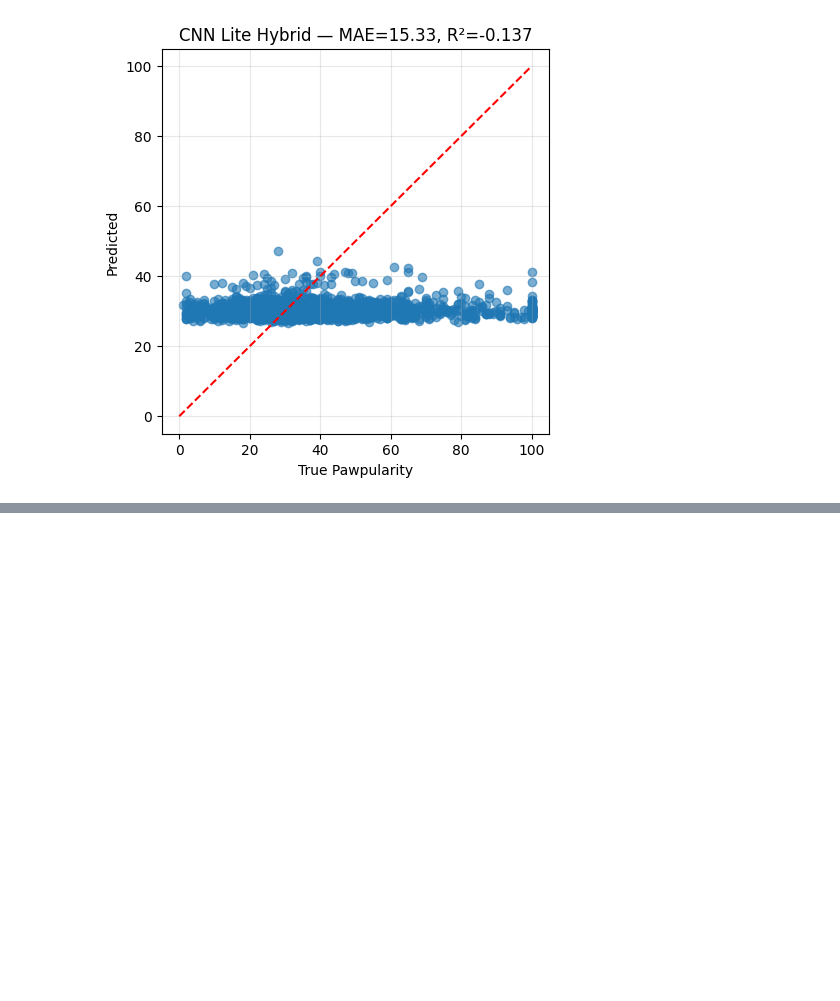
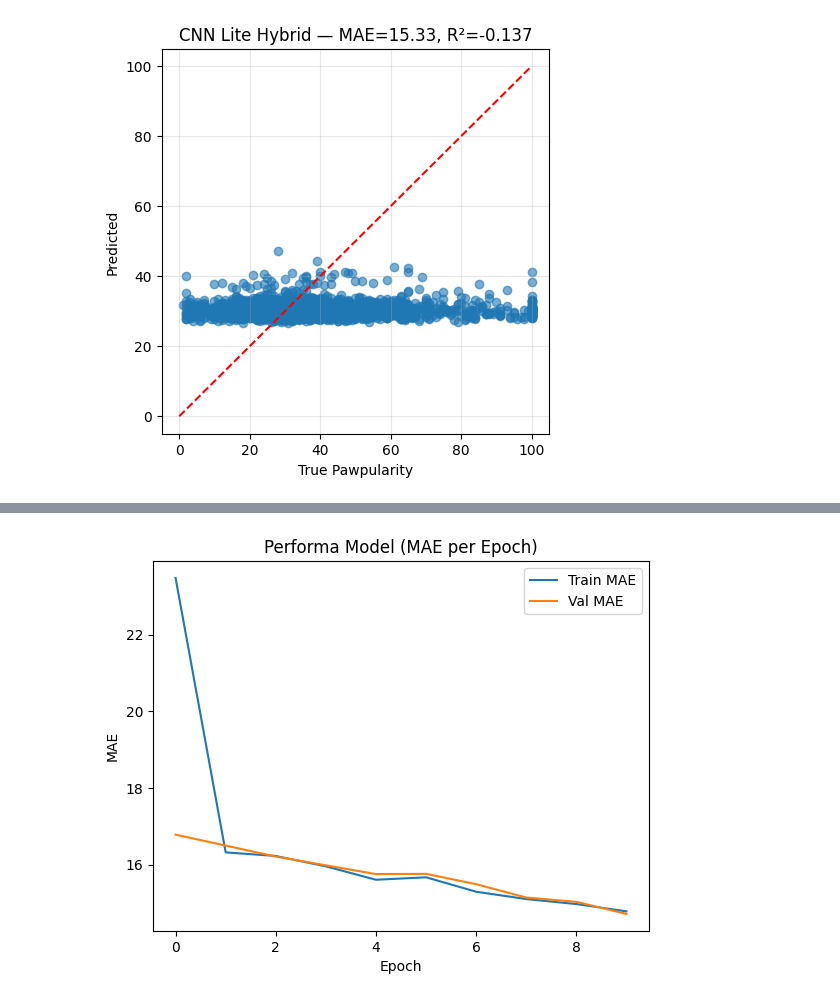
Before and after one commit to Oka05286/2025_CV_TI2C, a Jupyter notebook: Praktikum_03.ipynb, the cells around one changed output, grey strips where cells are left out. Cells and saved outputs as stored; diff of their text form; code cells hidden in the pictures; blank space fills up the shorter version.

```diff
--- a/Praktikum_03.ipynb
+++ b/Praktikum_03.ipynb
@@ -1399,0 +1403,91 @@ R²  = -0.137
+# %%
+# ============================================================
+# 🧠 Training Model Ringan UTKFace (subset 3000 sampel)
+# ============================================================
+import os
+import numpy as np
+import cv2
+from tensorflow.keras.utils import to_categorical
+from tensorflow.keras.models import Sequential
+from tensorflow.keras.layers import Conv2D, MaxPooling2D, Flatten, Dense, Dropout
+from tensorflow.keras.optimizers import Adam
+from sklearn.model_selection import train_test_split
+import matplotlib.pyplot as plt
+
+# --- 1️⃣ Path dataset
+DATA_DIR = "/content/utk/UTKFace"
+if not os.path.exists(DATA_DIR):
+    raise FileNotFoundError("❌ Folder UTKFace tidak ditemukan. Pastikan dataset berada di /content/utk/UTKFace")
+
+# --- 2️⃣ Ambil nama file gambar
+image_files = [f for f in os.listdir(DATA_DIR) if f.endswith(".jpg")]
+print(f"📁 Jumlah total gambar: {len(image_files)}")
+
+# --- 3️⃣ Gunakan subset 3000 gambar pertama
+image_files = image_files[:3000]
+
+# --- 4️⃣ Fungsi ekstrak usia dari nama file
+def extract_age(filename):
+    try:
+        return int(filename.split("_")[0])
+    except:
+        return None
+
+# --- 5️⃣ Load data gambar dan label usia
+X, y = [], []
+for file in image_files:
+    age = extract_age(file)
+    if age is None or age > 100:  # skip data tidak valid
+        continue
+    img_path = os.path.join(DATA_DIR, file)
+    img = cv2.imread(img_path)
+    img = cv2.resize(img, (64, 64))  # resolusi kecil agar cepat
+    X.append(img)
+    y.append(age)
+
+X = np.array(X, dtype="float32") / 255.0
+y = np.array(y, dtype="float32")
+print(f"✅ Data siap: {X.shape}, label: {y.shape}")
+
+# --- 6️⃣ Bagi data train/test
+X_train, X_test, y_train, y_test = train_test_split(X, y, test_size=0.2, random_state=42)
+
+# --- 7️⃣ Bangun model CNN sederhana
+model = Sequential([
+    Conv2D(32, (3,3), activation='relu', input_shape=(64,64,3)),
+    MaxPooling2D(2,2),
+    Conv2D(64, (3,3), activation='relu'),
+    MaxPooling2D(2,2),
+    Conv2D(128, (3,3), activation='relu'),
+    MaxPooling2D(2,2),
+    Flatten(),
+    Dense(128, activation='relu'),
+    Dropout(0.3),
+    Dense(1, activation='linear')  # output umur
+])
+
+model.compile(optimizer=Adam(learning_rate=1e-4), loss='mae', metrics=['mae'])
+model.summary()
+
+# --- 8️⃣ Latih model
+history = model.fit(
+    X_train, y_train,
+    validation_data=(X_test, y_test),
+    epochs=10,
+    batch_size=32,
+    verbose=1
+)
+
+# --- 9️⃣ Simpan model
+model.save("/content/utkface_age_model.h5")
+print("💾 Model disimpan sebagai utkface_age_model.h5")
+
+# --- 🔟 Visualisasi hasil training
+plt.plot(history.history['mae'], label='Train MAE')
+plt.plot(history.history['val_mae'], label='Val MAE')
+plt.title("Performa Model (MAE per Epoch)")
+plt.xlabel("Epoch")
+plt.ylabel("MAE")
+plt.legend()
+plt.show()
+# %% [output]
@@ -1399,0 +1539 @@ R²  = -0.137
+[figure, added]
```
Also changed, not shown: parts of 16 cells of this notebook.
